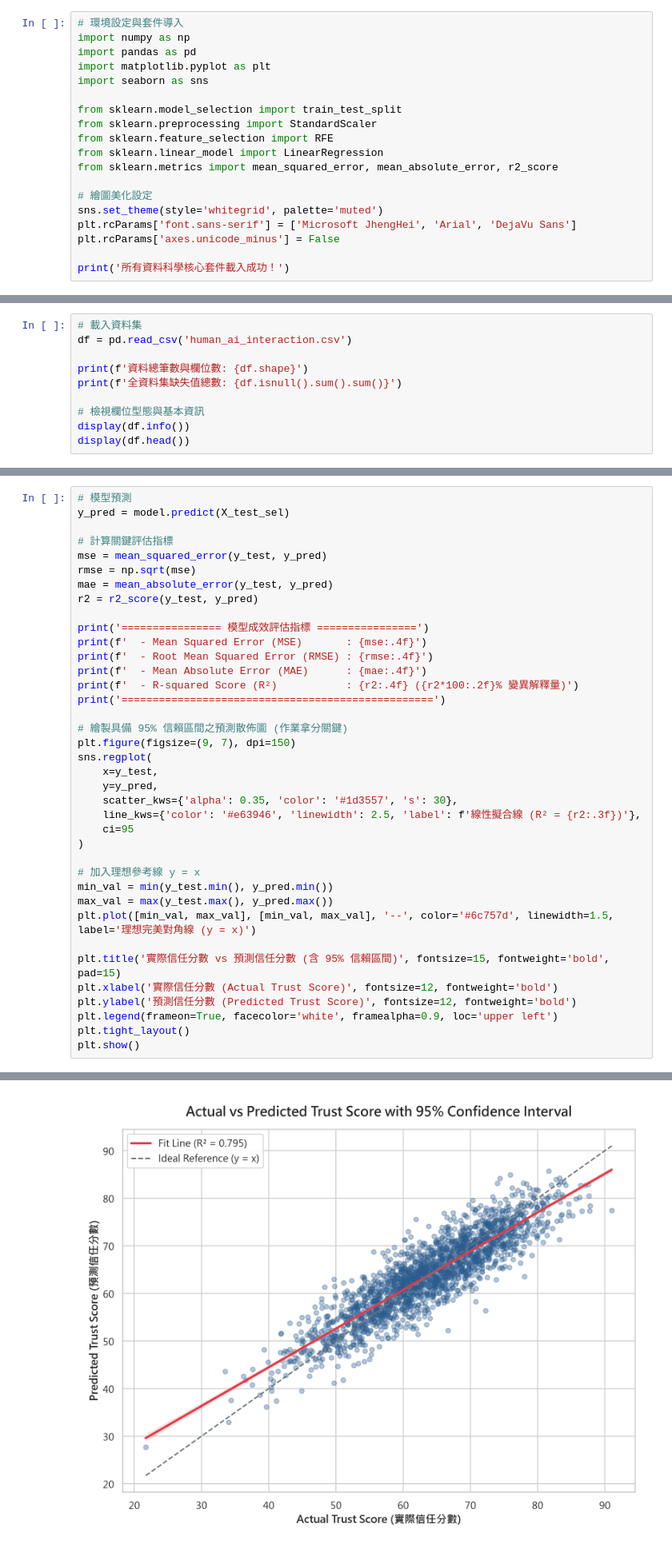
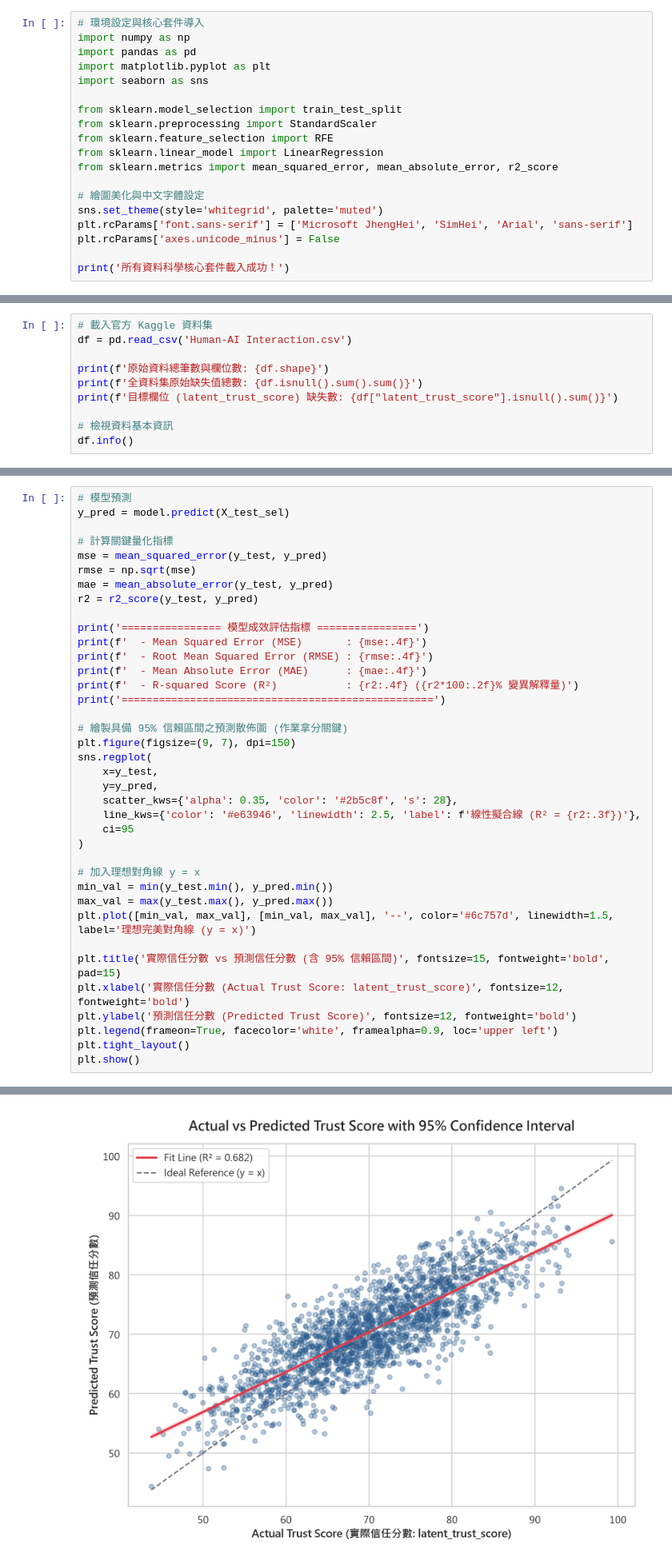
Before and after one commit to naz0914/test, a Jupyter notebook: 7114068027_hw2.ipynb, the cells around one changed output, grey strips where cells are left out. Shown at 80% size. Saved outputs shown, nothing was run; the diff lists cells and outputs as text.

Commit message:
Switch to official Kaggle Human-AI Interaction.csv, re-run RFE modeling, update plots, notebook, and report

```diff
--- a/7114068027_hw2.ipynb
+++ b/7114068027_hw2.ipynb
@@ -23,5 +23,5 @@
 # %%
-# 環境設定與套件導入
+# 環境設定與核心套件導入
 import numpy as np
 import pandas as pd
 import matplotlib.pyplot as plt
@@ -33,9 +33,9 @@ from sklearn.feature_selection import RFE
 from sklearn.linear_model import LinearRegression
 from sklearn.metrics import mean_squared_error, mean_absolute_error, r2_score
 
-# 繪圖美化設定
+# 繪圖美化與中文字體設定
 sns.set_theme(style='whitegrid', palette='muted')
-plt.rcParams['font.sans-serif'] = ['Microsoft JhengHei', 'Arial', 'DejaVu Sans']
+plt.rcParams['font.sans-serif'] = ['Microsoft JhengHei', 'SimHei', 'Arial', 'sans-serif']
 plt.rcParams['axes.unicode_minus'] = False
 
 print('所有資料科學核心套件載入成功！')
@@ -48,11 +48,11 @@ print('所有資料科學核心套件載入成功！')
 # %%
-# 載入資料集
-df = pd.read_csv('human_ai_interaction.csv')
+# 載入官方 Kaggle 資料集
+df = pd.read_csv('Human-AI Interaction.csv')
 
-print(f'資料總筆數與欄位數: {df.shape}')
-print(f'全資料集缺失值總數: {df.isnull().sum().sum()}')
+print(f'原始資料總筆數與欄位數: {df.shape}')
+print(f'全資料集原始缺失值總數: {df.isnull().sum().sum()}')
+print(f'目標欄位 (latent_trust_score) 缺失數: {df["latent_trust_score"].isnull().sum()}')
 
-# 檢視欄位型態與基本資訊
-display(df.info())
-display(df.head())
+# 檢視資料基本資訊
+df.info()
 # %% [output]
@@ -161,7 +183,7 @@ print('\n多元線性回歸模型訓練完成！')
 # 模型預測
 y_pred = model.predict(X_test_sel)
 
-# 計算關鍵評估指標
+# 計算關鍵量化指標
 mse = mean_squared_error(y_test, y_pred)
 rmse = np.sqrt(mse)
 mae = mean_absolute_error(y_test, y_pred)
@@ -179,18 +201,18 @@ plt.figure(figsize=(9, 7), dpi=150)
 sns.regplot(
     x=y_test,
     y=y_pred,
-    scatter_kws={'alpha': 0.35, 'color': '#1d3557', 's': 30},
+    scatter_kws={'alpha': 0.35, 'color': '#2b5c8f', 's': 28},
     line_kws={'color': '#e63946', 'linewidth': 2.5, 'label': f'線性擬合線 (R² = {r2:.3f})'},
     ci=95
 )
 
-# 加入理想參考線 y = x
+# 加入理想對角線 y = x
 min_val = min(y_test.min(), y_pred.min())
 max_val = max(y_test.max(), y_pred.max())
 plt.plot([min_val, max_val], [min_val, max_val], '--', color='#6c757d', linewidth=1.5, label='理想完美對角線 (y = x)')
 
 plt.title('實際信任分數 vs 預測信任分數 (含 95% 信賴區間)', fontsize=15, fontweight='bold', pad=15)
-plt.xlabel('實際信任分數 (Actual Trust Score)', fontsize=12, fontweight='bold')
+plt.xlabel('實際信任分數 (Actual Trust Score: latent_trust_score)', fontsize=12, fontweight='bold')
 plt.ylabel('預測信任分數 (Predicted Trust Score)', fontsize=12, fontweight='bold')
 plt.legend(frameon=True, facecolor='white', framealpha=0.9, loc='upper left')
 plt.tight_layout()
@@ -204,3 +226,3 @@ plt.show()
 ==================================================
-[figure, old version]
+[figure, new version]
 # %%
```
Also changed, not shown: parts of 15 cells of this notebook, 13 other files.
